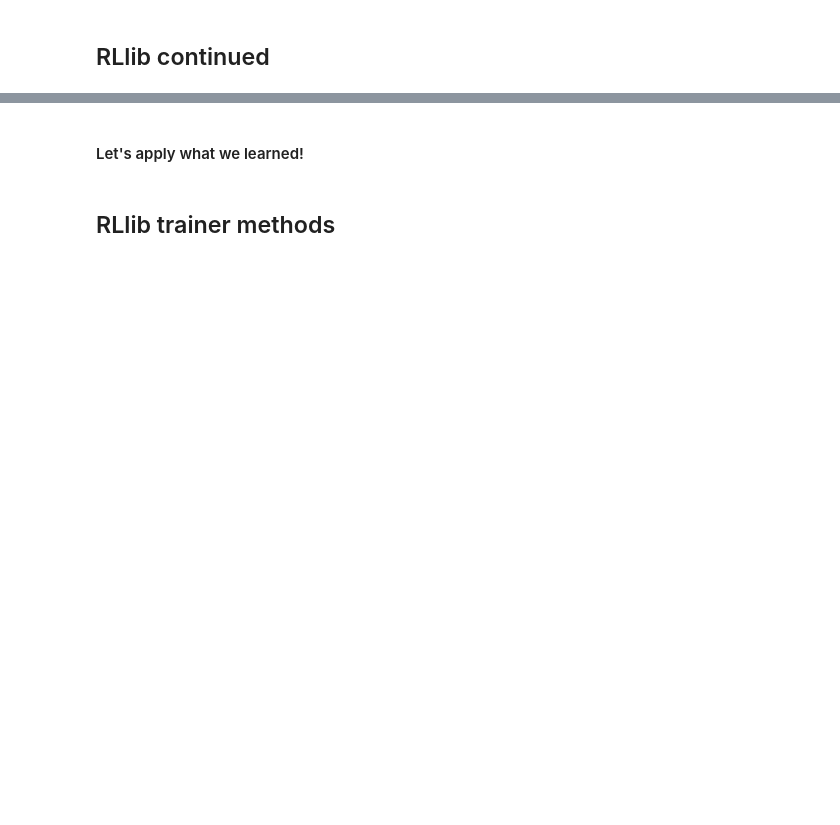
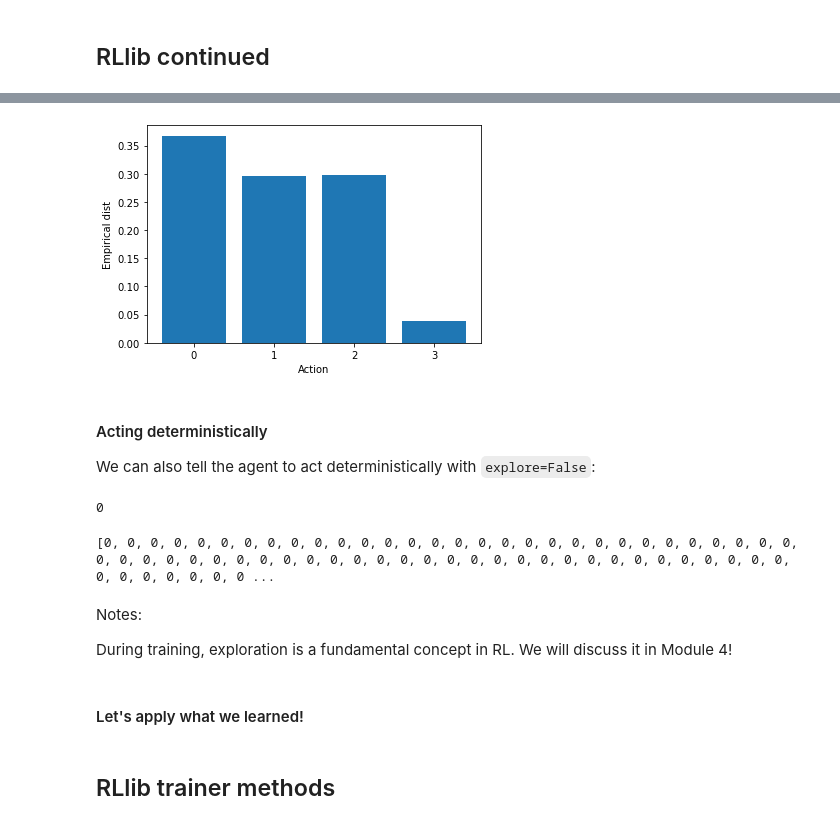
Before and after one commit to anyscale/rl-course, a Jupyter notebook: notebooks/02-rllib/02_02_rllib-continued.ipynb, the cells around one changed output, grey strips where cells are left out. Cells and saved outputs as stored; diff of their text form; code cells hidden in the pictures; blank space fills up the shorter version.

```diff
--- a/notebooks/02-rllib/02_02_rllib-continued.ipynb
+++ b/notebooks/02-rllib/02_02_rllib-continued.ipynb
@@ -113,21 +2,0 @@ The code below loads the agent, seen in the slides, on the Random Lake environme
-# %%
-import numpy as np
-import matplotlib.pyplot as plt
-plt.rcParams['font.size'] = 14
-from ray.rllib.agents.ppo import PPOTrainer
-from envs import RandomLake
-from utils import action_dist
-
-trainer = PPOTrainer({"framework" : "torch", "create_env_on_driver" : True, "seed" : 0},
-                     env=RandomLake)
-
-trainer.restore("models/RandomLake/checkpoint-8")
-
-lake = RandomLake()
-
-plt.figure(figsize=(4,8))
-plt.imshow(np.array([action_dist(trainer, lake, i) for i in range(16)]));
-plt.xticks(np.arange(4), labels=["left", "down", "up", "right"]);
-plt.yticks(np.arange(16), labels=np.arange(16));
-plt.setp(plt.gca().get_xticklabels(), rotation=45, ha="right",
-         rotation_mode="anchor");
@@ -139,0 +18,8 @@ what might also be cool is to just make a 4x4 map and the colour can be the max
+# %%
+trainer_config = {
+    "framework"             : "torch",
+    "create_env_on_driver"  : True,
+    "seed"                  : 0,
+    "model"                 : {"fcnet_hiddens" : [32, 32]},
+    "env_config"            : {"is_slippery" : False}
+}
@@ -140,3 +184,27 @@ what might also be cool is to just make a 4x4 map and the colour can be the max
+# %%
+counts = np.bincount([trainer.compute_single_action(0) for _ in range(10_000)])
+plt.bar([0,1,2,3], counts/10_000)
+plt.xticks([0,1,2,3]);
+plt.xlabel("Action");
+plt.ylabel("Empirical dist");
+# %% [output]
+[figure, added]
+# %% [markdown]
+#### Acting deterministically
+
+We can also tell the agent to act deterministically with `explore=False`:
+# %%
+trainer.compute_single_action(0, explore=False)
+# %% [output]
+0
+# %%
+print([trainer.compute_single_action(0, explore=False) for _ in range(100)])
+# %% [output]
+[0, 0, 0, 0, 0, 0, 0, 0, 0, 0, 0, 0, 0, 0, 0, 0, 0, 0, 0, 0, 0, 0, 0, 0, 0, 0, 0, 0, 0, 0, 0, 0, 0, 0, 0, 0, 0, 0, 0, 0, 0, 0, 0, 0, 0, 0, 0, 0, 0, 0, 0, 0, 0, 0, 0, 0, 0, 0, 0, 0, 0, 0, 0, 0, 0, 0, 0 ...
+# %% [markdown]
+Notes:
+
+During training, exploration is a fundamental concept in RL. We will discuss it in Module 4!
 # %% [markdown]
 #### Let's apply what we learned!
 # %% [markdown]
```
Also changed, not shown: parts of 64 cells of this notebook, 5 other files.
